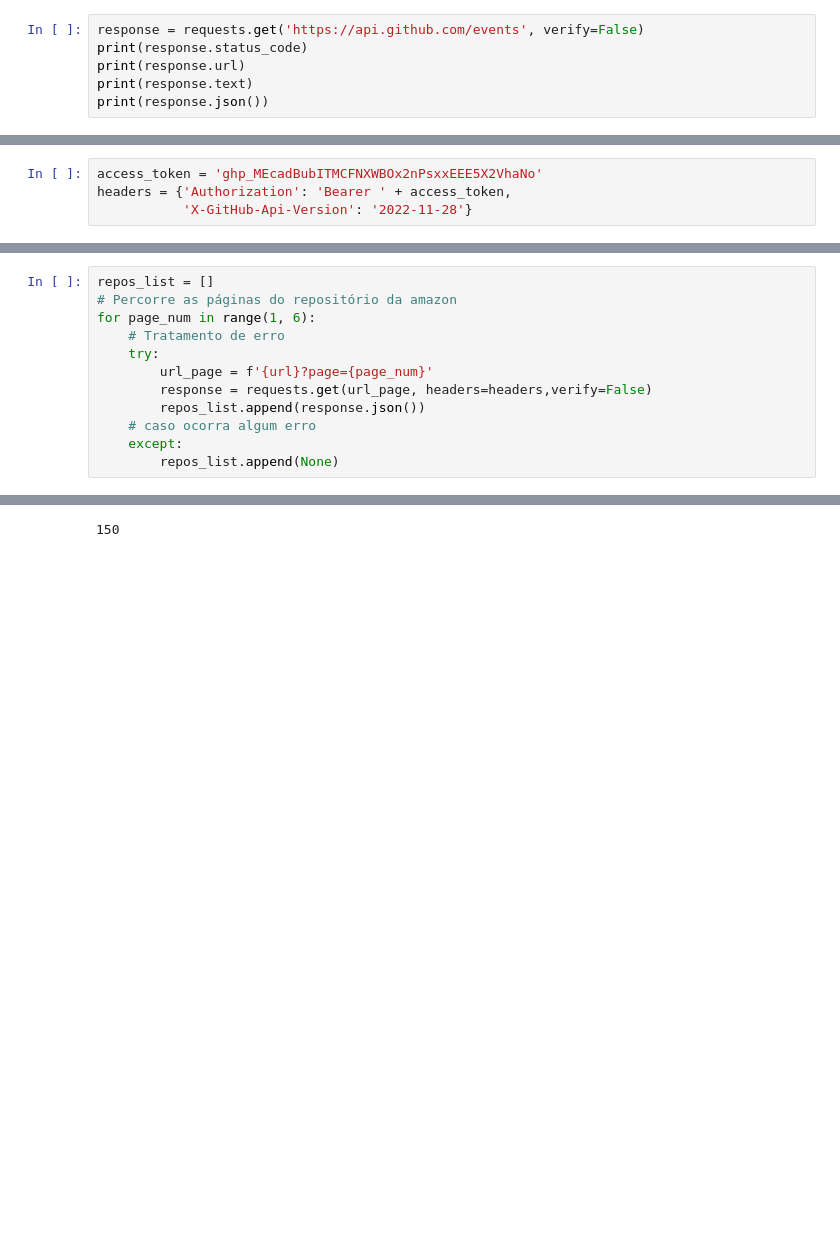
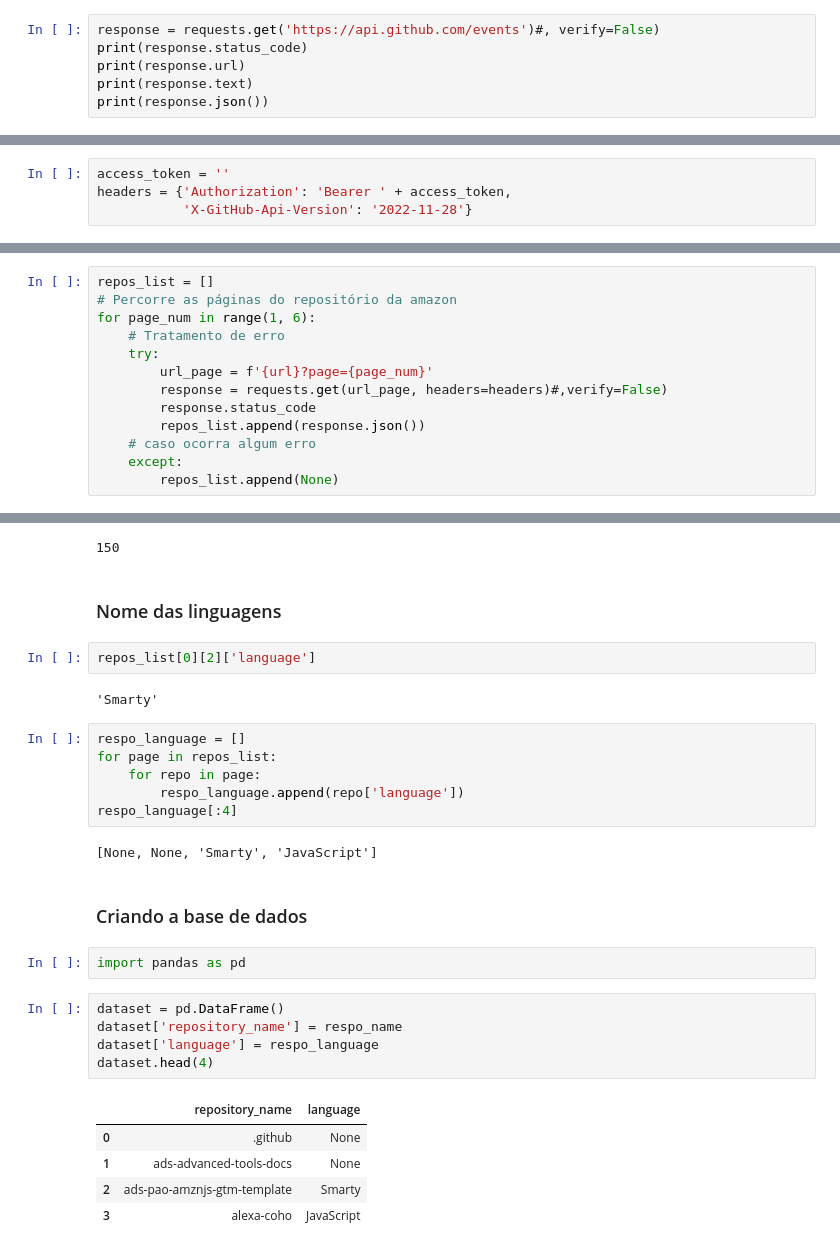
Before and after one commit to matheussooares/pipeline-languages-companies, a Jupyter notebook: src/Requests.ipynb, the cells around one changed output, grey strips where cells are left out. Saved outputs shown, nothing was run; the diff lists cells and outputs as text; blank space fills up the shorter version.

```diff
--- a/src/Requests.ipynb
+++ b/src/Requests.ipynb
@@ -1,7 +1,7 @@
 # %%
 import requests
 # %%
-response = requests.get('https://api.github.com/events', verify=False)
+response = requests.get('https://api.github.com/events')#, verify=False)
 print(response.status_code)
 print(response.url)
 print(response.text)
@@ -20,5 +24,5 @@ import requests
 # %%
-access_token = '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'
+access_token = ''
 headers = {'Authorization': 'Bearer ' + access_token,
            'X-GitHub-Api-Version': '2022-11-28'}
 # %% [markdown]
@@ -41,7 +45,8 @@ for page_num in range(1, 6):
     # Tratamento de erro
     try:
         url_page = f'{url}?page={page_num}'
-        response = requests.get(url_page, headers=headers,verify=False)
+        response = requests.get(url_page, headers=headers)#,verify=False)
+        response.status_code
         repos_list.append(response.json())
     # caso ocorra algum erro
     except:
@@ -61,3 +66,32 @@ for page in repos_list:
 len(respo_name)
 # %% [output]
 150
+# %% [markdown]
+### Nome das linguagens
+# %%
+repos_list[0][2]['language']
+# %% [output]
+'Smarty'
+# %%
+respo_language = []
+for page in repos_list:
+    for repo in page:
+        respo_language.append(repo['language'])
+respo_language[:4]
+# %% [output]
+[None, None, 'Smarty', 'JavaScript']
+# %% [markdown]
+### Criando a base de dados
+# %%
+import pandas as pd
+# %%
+dataset = pd.DataFrame()
+dataset['repository_name'] = respo_name
+dataset['language'] = respo_language
+dataset.head(4)
+# %% [output]
+|  | repository_name | language |
+| 0 | .github | None |
+| 1 | ads-advanced-tools-docs | None |
+| 2 | ads-pao-amznjs-gtm-template | Smarty |
+| 3 | alexa-coho | JavaScript |
```
Also changed, not shown: parts of 17 cells of this notebook, 1 other file.
